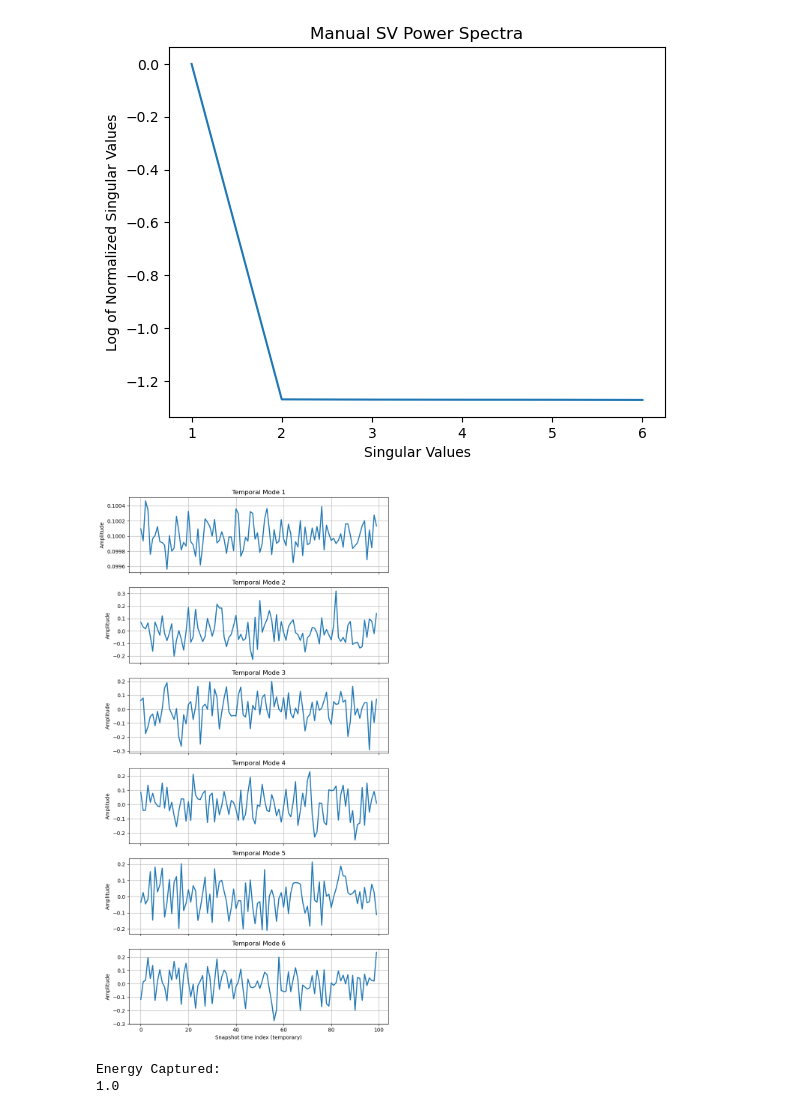
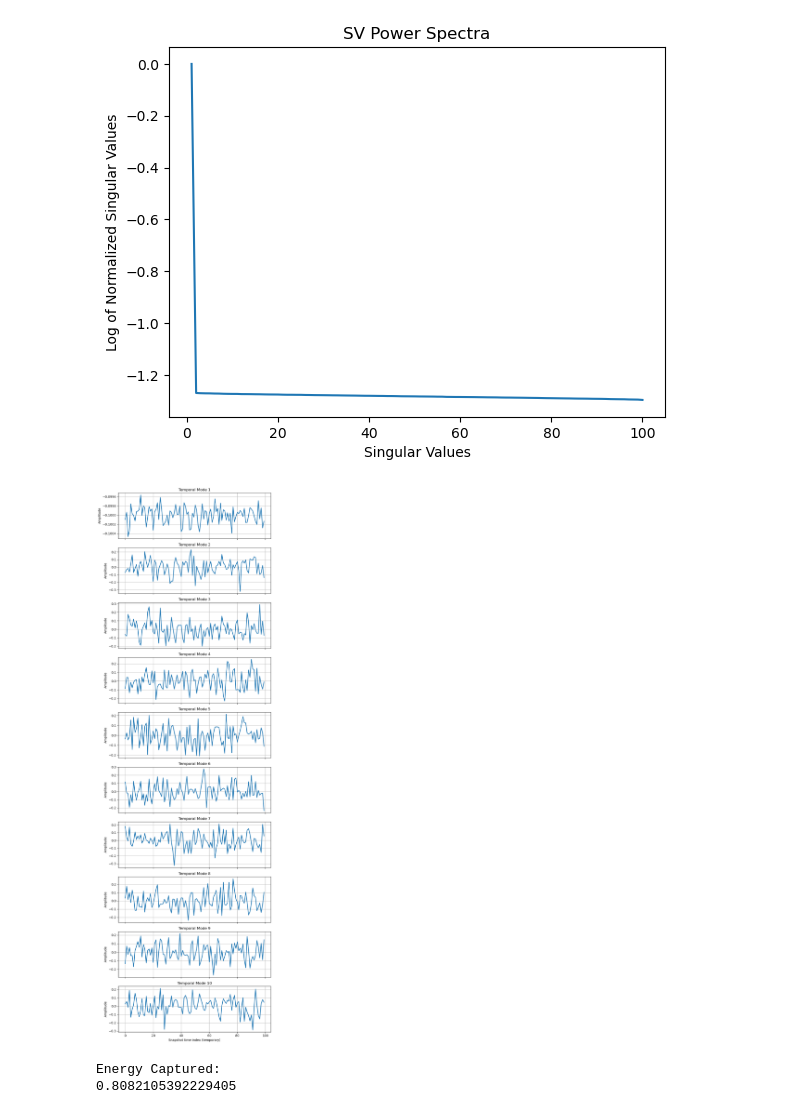
Before and after one commit to mquan2k2/ROM-Heart-Valve, a Jupyter notebook: POD.ipynb, the cells around one changed output. Saved outputs shown, nothing was run; the diff lists cells and outputs as text; code cells hidden in the pictures.

```diff
--- a/POD.ipynb
+++ b/POD.ipynb
@@ -62,7 +62,7 @@ def POD_regular(ProjectName, NumSS, NumModes):
     #print("Correlation Matrix By hand:")
     #print(corr)
 
-    eig_corr, tempModes = eigsh(corr)
+    eig_corr, tempModes = eigsh(corr, k=NumSS)
     print("Size of the eigenvalues")
     print(eig_corr.size)
 
@@ -71,9 +71,6 @@ def POD_regular(ProjectName, NumSS, NumModes):
     Vt = np.transpose(tempModes)
     S = np.sqrt(eig_corr)
     S = S[::-1]
-
-    print("S =", S)
-    print("V^T =", Vt)
 
     U = np.zeros((ModeSize, NumModes))
 
@@ -89,10 +86,10 @@ def POD_regular(ProjectName, NumSS, NumModes):
 
         U[:, k] = mode_init
 
-    print("From manual:")
+    #print("From manual:")
     #print("U =", U)
     #print("S =", S)
-    #print("V^T =", Vt)
+    print("V^T =", Vt)
 
     # # Validate Correlation Matrix through direct computation
     # snapshot_mat_full =  np.loadtxt("ToyData_Snapshot_Mat.txt")
@@ -179,7 +176,7 @@ if __name__ == "__main__":
 
     # Plot Singular Value Spectra
     plot_singular(S_val, 'Validation SV Power Spectra')
-    plot_singular(S, 'Manual SV Power Spectra')
+    plot_singular(S, 'SV Power Spectra')
 
     # Plot Temporal modes
     plot_temporal_modes(Vt, NumModes)
@@ -211,5 +210,5 @@ Correlation Matrix By hand:
 [figure]
-[figure, old version]
+[figure, new version]
-[figure, old version]
+[figure, new version]
-Energy Captured:
-1.0
+Energy Captured:
+0.8082105392229405
```
Also changed, not shown: parts of 2 cells of this notebook.
